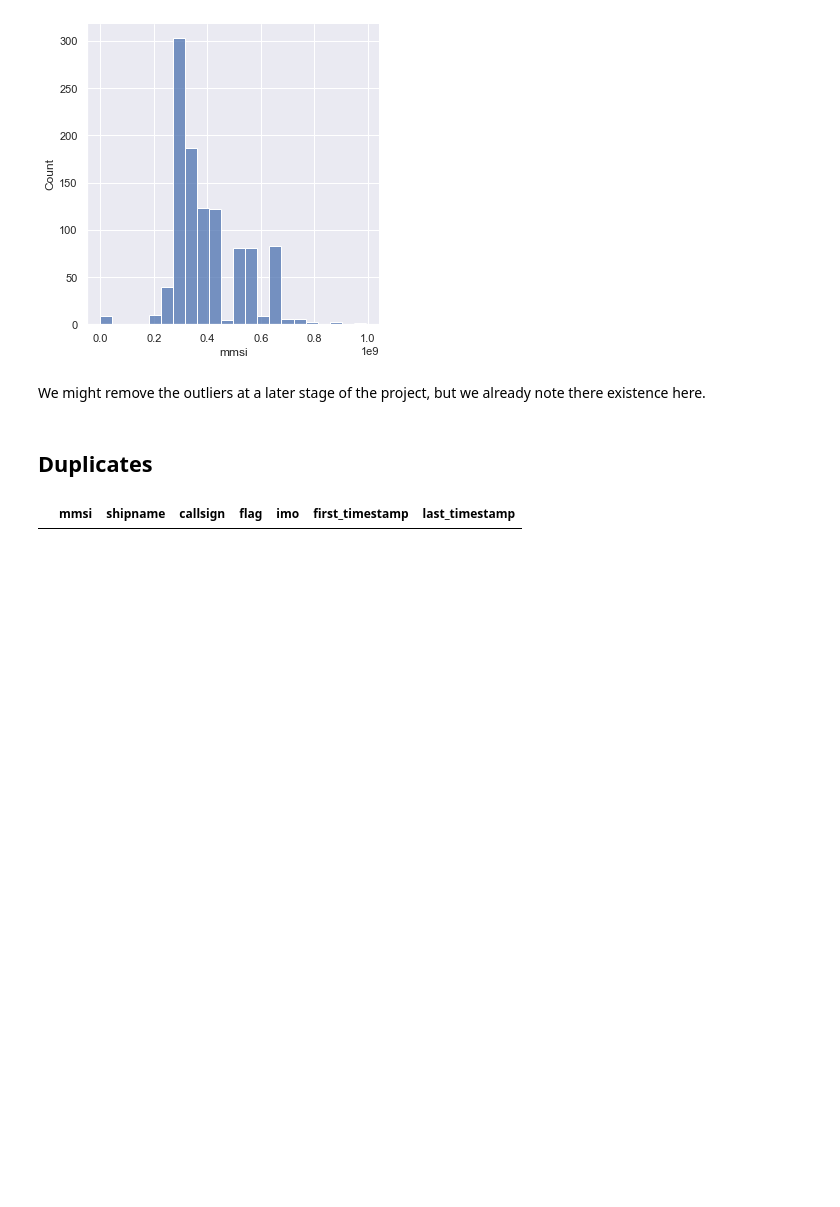
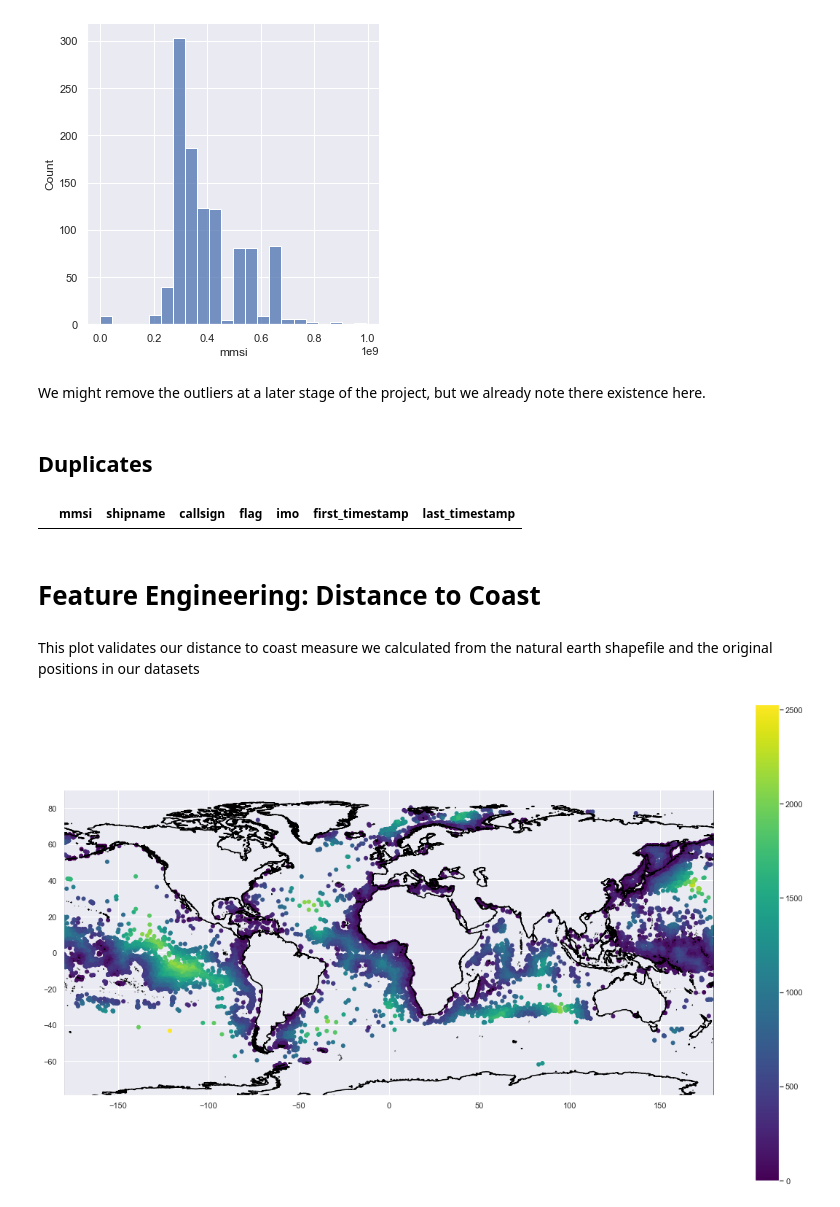
Before and after one commit to neuhart/Doing_DataScience_SS22, a Jupyter notebook: EDA.ipynb, the cells around one changed output. Drawn from its saved outputs; the diff is of its cells as text; code cells hidden in the pictures; blank space fills up the shorter version.

Commit message:
added distance to coast validation

```diff
--- a/EDA.ipynb
+++ b/EDA.ipynb
@@ -297,3 +300,22 @@ We might remove the outliers at a later stage of the project, but we already not
 df_ves.loc[df_ves.duplicated(keep=False)]
 # %% [output]
 |  | mmsi | shipname | callsign | flag | imo | first_timestamp | last_timestamp |
+# %% [markdown]
+# Feature Engineering: Distance to Coast
+# %% [markdown]
+This plot validates our distance to coast measure we calculated from the natural earth shapefile and the original positions in our datasets
+# %%
+df_clean = pd.read_csv('data/cleaned_data.csv')
+
+geometry = [Point(xy) for xy in zip(df_clean['mean_longitude'], df_clean['mean_latitude'])]
+gdf_clean = gpd.GeoDataFrame(df_clean.copy(), geometry=geometry)
+#world = gpd.read_file('external_data/earth/ne_10m_admin_0_countries.shp')
+ocean = gpd.read_file("external_data/ocean/ne_10m_ocean.shp") #Importing Ocean Shapefile
+
+ax = ocean.boundary.plot(figsize=(20, 12), edgecolor = "black")#alternatively grey landmass: world.plot(figsize=(24, 18), color = 'grey', alpha = 0.4)
+
+plotdf = geoplot.pointplot(gdf_clean, ax = ax,cmap= 'viridis', hue = 'distance_coast', legend = True)
+
+plotdf.set_axis_on()
+# %% [output]
+[figure, added]
```
Also changed, not shown: parts of 1 cell of this notebook.
